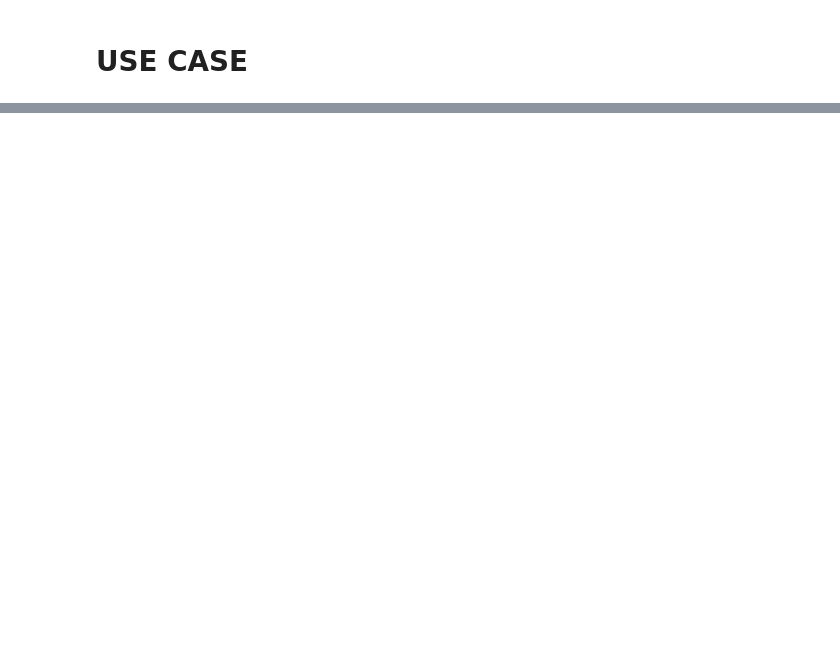
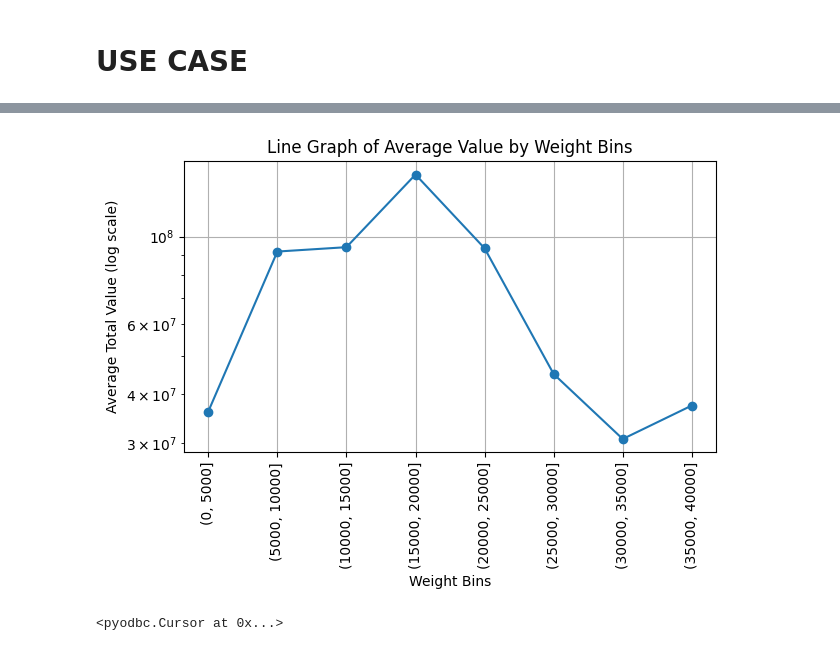
Before and after one commit to Alvlin/cbp-ams-pipeline, a Jupyter notebook: pipeline/ETL.ipynb, the cells around one changed output, grey strips where cells are left out. Cells and saved outputs as stored; diff of their text form; code cells hidden in the pictures; blank space fills up the shorter version.

```diff
--- a/pipeline/ETL.ipynb
+++ b/pipeline/ETL.ipynb
@@ -689,0 +692,45 @@ df.to_sql(table_tfcargo, engine, if_exists='append', index=False, schema='dbo')
+# %%
+# Q2 Weight Group proportional to Value for containers?
+# header : weight  => tot_val
+
+query = """
+        SELECT
+            h.weight,
+            SUM(c.piece_count * c.harmonized_value) AS total_value
+        FROM
+            header AS h
+        JOIN
+            tariff_cargodesc AS c ON h.identifier = c.identifier
+        GROUP BY
+            h.weight
+        """
+df_val_vs_weight = pd.read_sql_query(query, engine)
+
+
+
+df_val_vs_weight['weight_bin'] = pd.cut(df_val_vs_weight['weight'], bins=np.arange(0, df_val_vs_weight['weight'].max(), 5000))
+grouped = df_val_vs_weight.groupby('weight_bin')['total_value'].mean().reset_index()
+
+# Plotting the line graph
+plt.plot(grouped['weight_bin'].astype(str), grouped['total_value'], marker='o')
+plt.xticks(rotation=90)  # Rotate x-axis labels for better readability
+plt.yscale('log')  # Apply logarithmic scale to the y-axis
+plt.xlabel('Weight Bins')
+plt.ylabel('Average Total Value (log scale)')
+plt.title('Line Graph of Average Value by Weight Bins')
+plt.grid(True)
+plt.tight_layout()
+plt.show()
+# %% [output]
+[figure, added]
+# %%
+#Q3  TOTAL weight of cargo for each port?   header
+query = """
+        SELECT port_of_unlading, SUM(weight) AS total_weight
+        FROM header
+        GROUP BY port_of_unlading
+        ORDER BY total_weight DESC
+        """
+df_port_weights = pd.read_sql_query(query, engine)
+# %% [output]
+<pyodbc.Cursor at 0x...>
```
Also changed, not shown: parts of 22 cells of this notebook.
